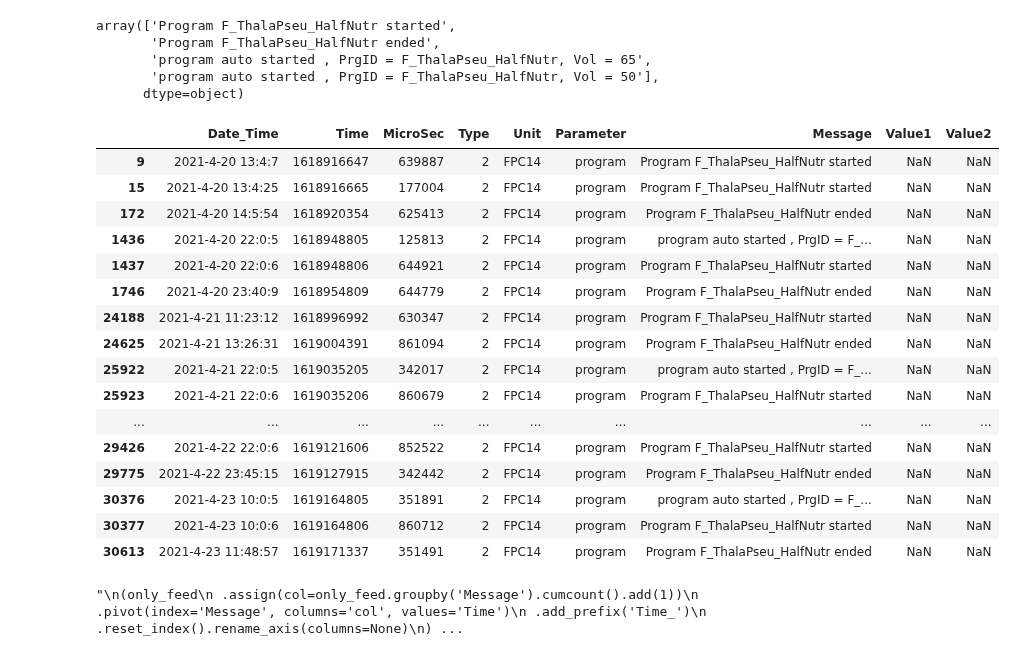
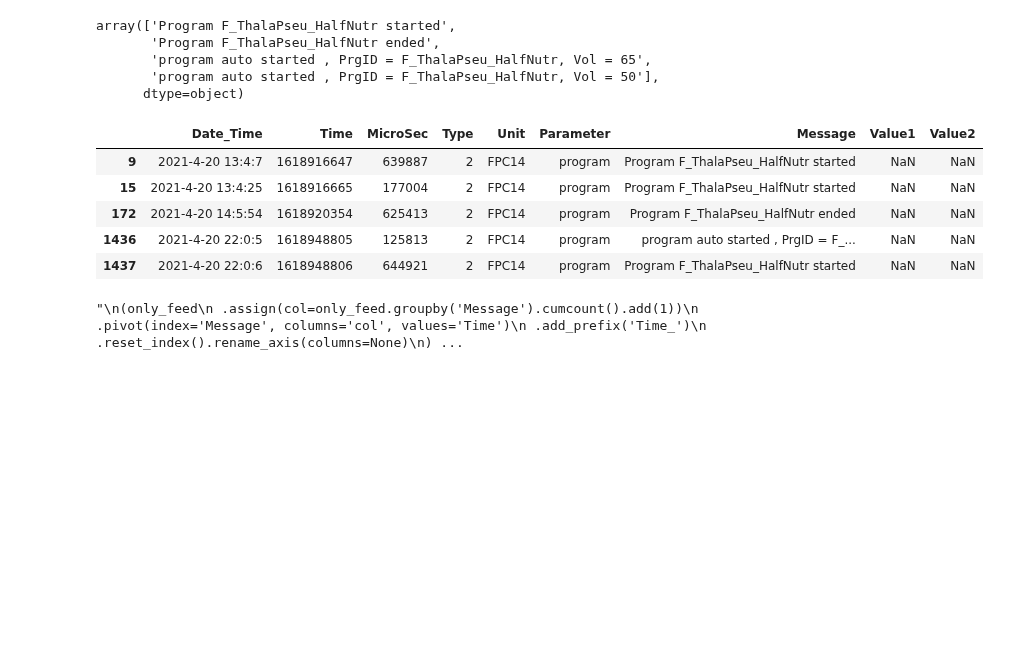
Before and after one commit to janakishyama/ESR_10, a Jupyter notebook: WP1/data_cleaning_DBexport/_4_feed_Nutrient/1_feed_data_extraction.ipynb, the cells around one changed output. Saved outputs shown, nothing was run; the diff lists cells and outputs as text; code cells hidden in the pictures; blank space fills up the shorter version.

```diff
--- a/WP1/data_cleaning_DBexport/_4_feed_Nutrient/1_feed_data_extraction.ipynb
+++ b/WP1/data_cleaning_DBexport/_4_feed_Nutrient/1_feed_data_extraction.ipynb
@@ -111,25 +111,14 @@ array(['Program F_ThalaPseu_HalfNutr started',
        'program auto started , PrgID = F_ThalaPseu_HalfNutr, Vol = 50'],
       dtype=object)
 # %%
-only_feed.head(20)
+only_feed.head()
 # %% [output]
 |  | Date_Time | Time | MicroSec | Type | Unit | Parameter | Message | Value1 | Value2 |
 | 9 | 2021-4-20 13:4:7 | 1618916647 | 639887 | 2 | FPC14 | program | Program F_ThalaPseu_HalfNutr started | NaN | NaN |
 | 15 | 2021-4-20 13:4:25 | 1618916665 | 177004 | 2 | FPC14 | program | Program F_ThalaPseu_HalfNutr started | NaN | NaN |
 | 172 | 2021-4-20 14:5:54 | 1618920354 | 625413 | 2 | FPC14 | program | Program F_ThalaPseu_HalfNutr ended | NaN | NaN |
 | 1436 | 2021-4-20 22:0:5 | 1618948805 | 125813 | 2 | FPC14 | program | program auto started , PrgID = F_... | NaN | NaN |
 | 1437 | 2021-4-20 22:0:6 | 1618948806 | 644921 | 2 | FPC14 | program | Program F_ThalaPseu_HalfNutr started | NaN | NaN |
-| 1746 | 2021-4-20 23:40:9 | 1618954809 | 644779 | 2 | FPC14 | program | Program F_ThalaPseu_HalfNutr ended | NaN | NaN |
-| 24188 | 2021-4-21 11:23:12 | 1618996992 | 630347 | 2 | FPC14 | program | Program F_ThalaPseu_HalfNutr started | NaN | NaN |
-| 24625 | 2021-4-21 13:26:31 | 1619004391 | 861094 | 2 | FPC14 | program | Program F_ThalaPseu_HalfNutr ended | NaN | NaN |
-| 25922 | 2021-4-21 22:0:5 | 1619035205 | 342017 | 2 | FPC14 | program | program auto started , PrgID = F_... | NaN | NaN |
-| 25923 | 2021-4-21 22:0:6 | 1619035206 | 860679 | 2 | FPC14 | program | Program F_ThalaPseu_HalfNutr started | NaN | NaN |
-| ... | ... | ... | ... | ... | ... | ... | ... | ... | ... |
-| 29426 | 2021-4-22 22:0:6 | 1619121606 | 852522 | 2 | FPC14 | program | Program F_ThalaPseu_HalfNutr started | NaN | NaN |
-| 29775 | 2021-4-22 23:45:15 | 1619127915 | 342442 | 2 | FPC14 | program | Program F_ThalaPseu_HalfNutr ended | NaN | NaN |
-| 30376 | 2021-4-23 10:0:5 | 1619164805 | 351891 | 2 | FPC14 | program | program auto started , PrgID = F_... | NaN | NaN |
-| 30377 | 2021-4-23 10:0:6 | 1619164806 | 860712 | 2 | FPC14 | program | Program F_ThalaPseu_HalfNutr started | NaN | NaN |
-| 30613 | 2021-4-23 11:48:57 | 1619171337 | 351491 | 2 | FPC14 | program | Program F_ThalaPseu_HalfNutr ended | NaN | NaN |
 # %%
 '''
 (only_feed
```
Also changed, not shown: parts of 22 cells of this notebook.
